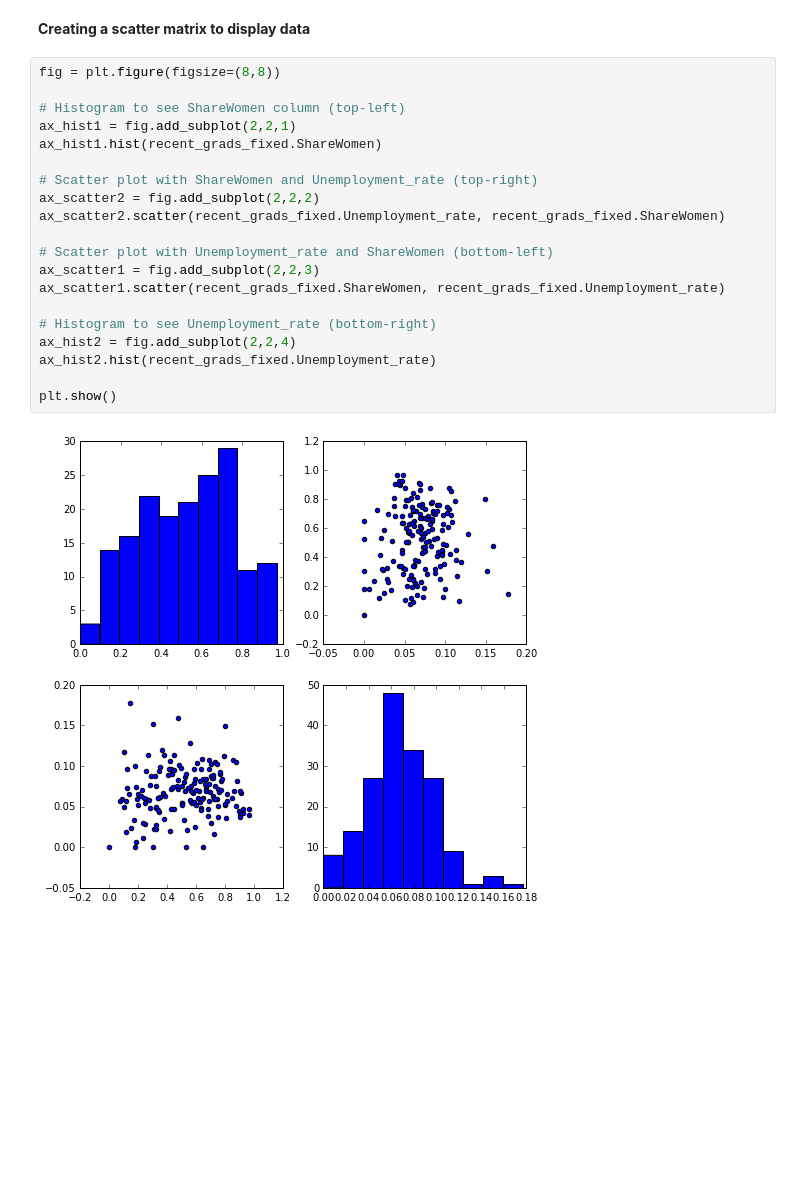
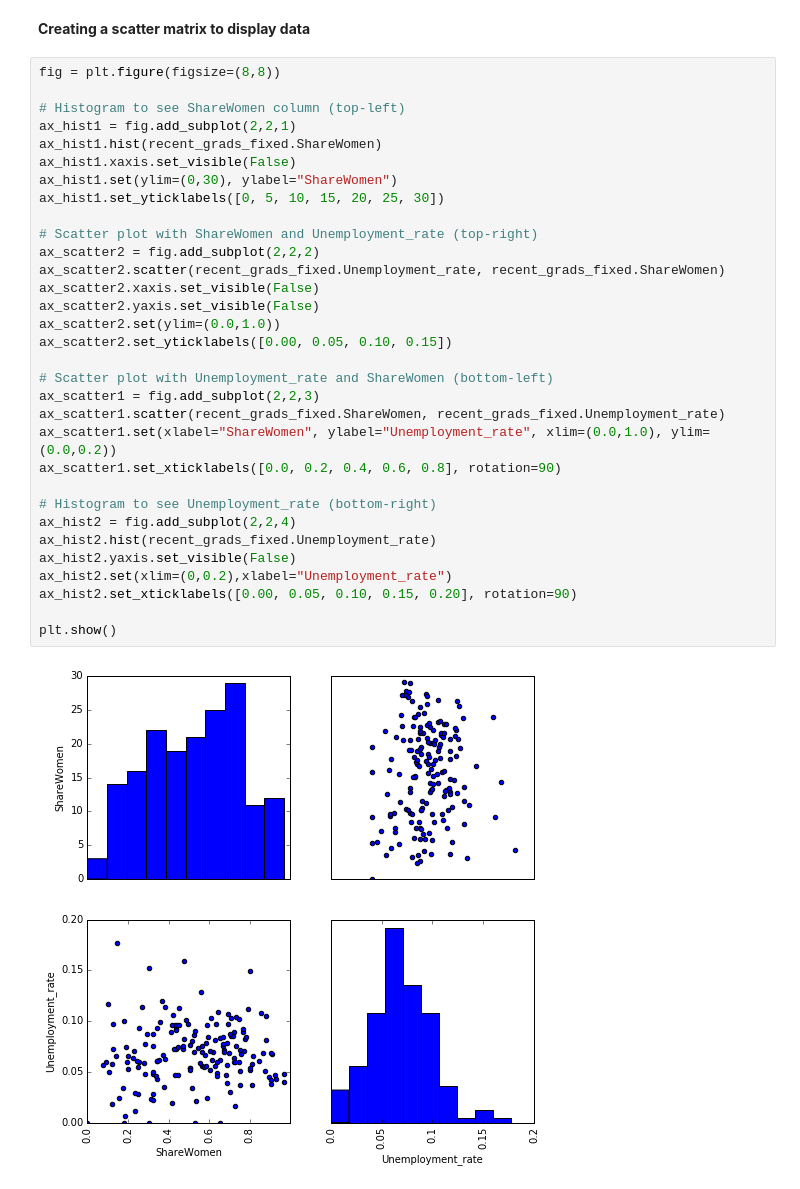
Before and after one commit to aniruddhabarapatre/Dataquest, a Jupyter notebook: Customized_visulization.ipynb, the cells around one changed output. Cells and saved outputs as stored; diff of their text form; blank space fills up the shorter version.

```diff
--- a/Customized_visulization.ipynb
+++ b/Customized_visulization.ipynb
@@ -48,22 +48,34 @@ recent_grads_fixed.shape[0]
 # %%
 fig = plt.figure(figsize=(8,8))
 
 # Histogram to see ShareWomen column (top-left)
 ax_hist1 = fig.add_subplot(2,2,1)
 ax_hist1.hist(recent_grads_fixed.ShareWomen)
+ax_hist1.xaxis.set_visible(False)
+ax_hist1.set(ylim=(0,30), ylabel="ShareWomen")
+ax_hist1.set_yticklabels([0, 5, 10, 15, 20, 25, 30])
 
 # Scatter plot with ShareWomen and Unemployment_rate (top-right)
 ax_scatter2 = fig.add_subplot(2,2,2)
 ax_scatter2.scatter(recent_grads_fixed.Unemployment_rate, recent_grads_fixed.ShareWomen)
+ax_scatter2.xaxis.set_visible(False)
+ax_scatter2.yaxis.set_visible(False)
+ax_scatter2.set(ylim=(0.0,1.0))
+ax_scatter2.set_yticklabels([0.00, 0.05, 0.10, 0.15])
 
 # Scatter plot with Unemployment_rate and ShareWomen (bottom-left)
 ax_scatter1 = fig.add_subplot(2,2,3)
 ax_scatter1.scatter(recent_grads_fixed.ShareWomen, recent_grads_fixed.Unemployment_rate)
+ax_scatter1.set(xlabel="ShareWomen", ylabel="Unemployment_rate", xlim=(0.0,1.0), ylim=(0.0,0.2))
+ax_scatter1.set_xticklabels([0.0, 0.2, 0.4, 0.6, 0.8], rotation=90)
 
 # Histogram to see Unemployment_rate (bottom-right)
 ax_hist2 = fig.add_subplot(2,2,4)
 ax_hist2.hist(recent_grads_fixed.Unemployment_rate)
+ax_hist2.yaxis.set_visible(False)
+ax_hist2.set(xlim=(0,0.2),xlabel="Unemployment_rate")
+ax_hist2.set_xticklabels([0.00, 0.05, 0.10, 0.15, 0.20], rotation=90)
 
 plt.show()
 # %% [output]
-[figure, old version]
+[figure, new version]
```
Also changed, not shown: parts of 4 cells of this notebook.
